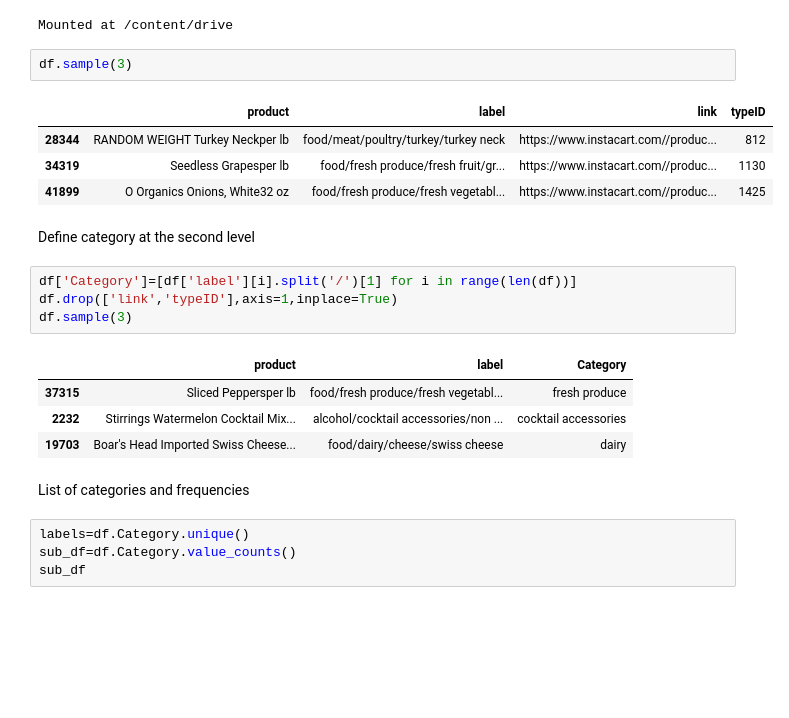
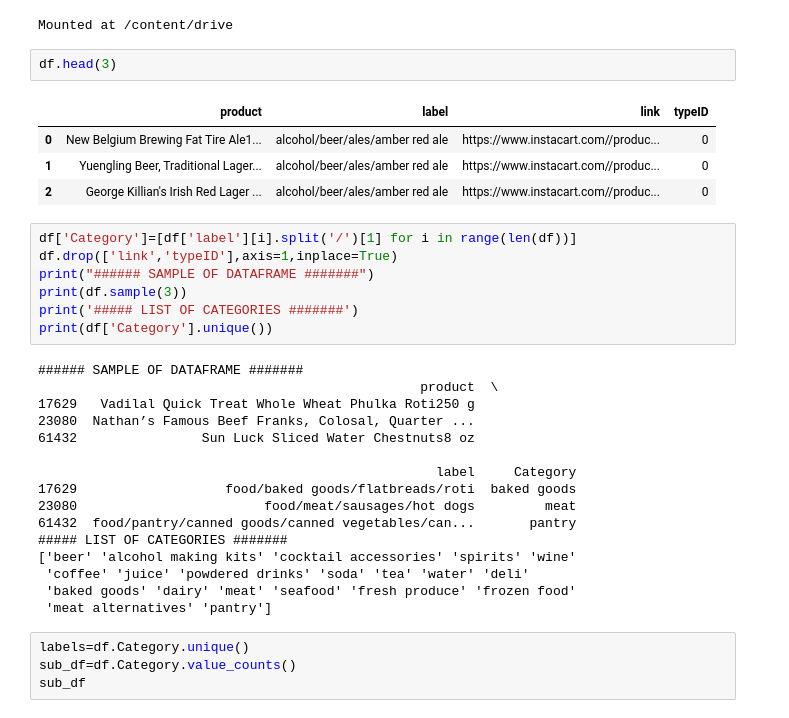
Before and after one commit to EIB-Restaurant/burnt_labels, a Jupyter notebook: llama2-finetuning.ipynb, the cells around one changed output. Saved outputs shown, nothing was run; the diff lists cells and outputs as text; blank space fills up the shorter version.

```diff
--- a/llama2-finetuning.ipynb
+++ b/llama2-finetuning.ipynb
@@ -41,25 +72,35 @@ df = pd.read_csv(file_path)
 # %% [output]
 Mounted at /content/drive
 # %%
-df.sample(3)
+df.head(3)
 # %% [output]
 |  | product | label | link | typeID |
-| 28344 | RANDOM WEIGHT Turkey Neckper lb | food/meat/poultry/turkey/turkey neck | https://www.instacart.com//produc... | 812 |
-| 34319 | Seedless Grapesper lb | food/fresh produce/fresh fruit/gr... | https://www.instacart.com//produc... | 1130 |
-| 41899 | O Organics Onions, White32 oz | food/fresh produce/fresh vegetabl... | https://www.instacart.com//produc... | 1425 |
+| 0 | New Belgium Brewing Fat Tire Ale1... | alcohol/beer/ales/amber red ale | https://www.instacart.com//produc... | 0 |
+| 1 | Yuengling Beer, Traditional Lager... | alcohol/beer/ales/amber red ale | https://www.instacart.com//produc... | 0 |
+| 2 | George Killian's Irish Red Lager ... | alcohol/beer/ales/amber red ale | https://www.instacart.com//produc... | 0 |
-# %% [markdown]
-Define category at the second level
 # %%
 df['Category']=[df['label'][i].split('/')[1] for i in range(len(df))]
 df.drop(['link','typeID'],axis=1,inplace=True)
-df.sample(3)
+print("###### SAMPLE OF DATAFRAME #######")
+print(df.sample(3))
+print('##### LIST OF CATEGORIES #######')
+print(df['Category'].unique())
 # %% [output]
-|  | product | label | Category |
-| 37315 | Sliced Peppersper lb | food/fresh produce/fresh vegetabl... | fresh produce |
-| 2232 | Stirrings Watermelon Cocktail Mix... | alcohol/cocktail accessories/non ... | cocktail accessories |
-| 19703 | Boar's Head Imported Swiss Cheese... | food/dairy/cheese/swiss cheese | dairy |
+###### SAMPLE OF DATAFRAME #######
+                                                 product  \
+17629   Vadilal Quick Treat Whole Wheat Phulka Roti250 g
+23080  Nathan’s Famous Beef Franks, Colosal, Quarter ...
+61432                Sun Luck Sliced Water Chestnuts8 oz
+
+                                                   label     Category
+17629                   food/baked goods/flatbreads/roti  baked goods
+23080                        food/meat/sausages/hot dogs         meat
+61432  food/pantry/canned goods/canned vegetables/can...       pantry
+##### LIST OF CATEGORIES #######
+['beer' 'alcohol making kits' 'cocktail accessories' 'spirits' 'wine'
+ 'coffee' 'juice' 'powdered drinks' 'soda' 'tea' 'water' 'deli'
+ 'baked goods' 'dairy' 'meat' 'seafood' 'fresh produce' 'frozen food'
+ 'meat alternatives' 'pantry']
-# %% [markdown]
-List of categories and frequencies
 # %%
 labels=df.Category.unique()
 sub_df=df.Category.value_counts()
```
Also changed, not shown: parts of 33 cells of this notebook.
